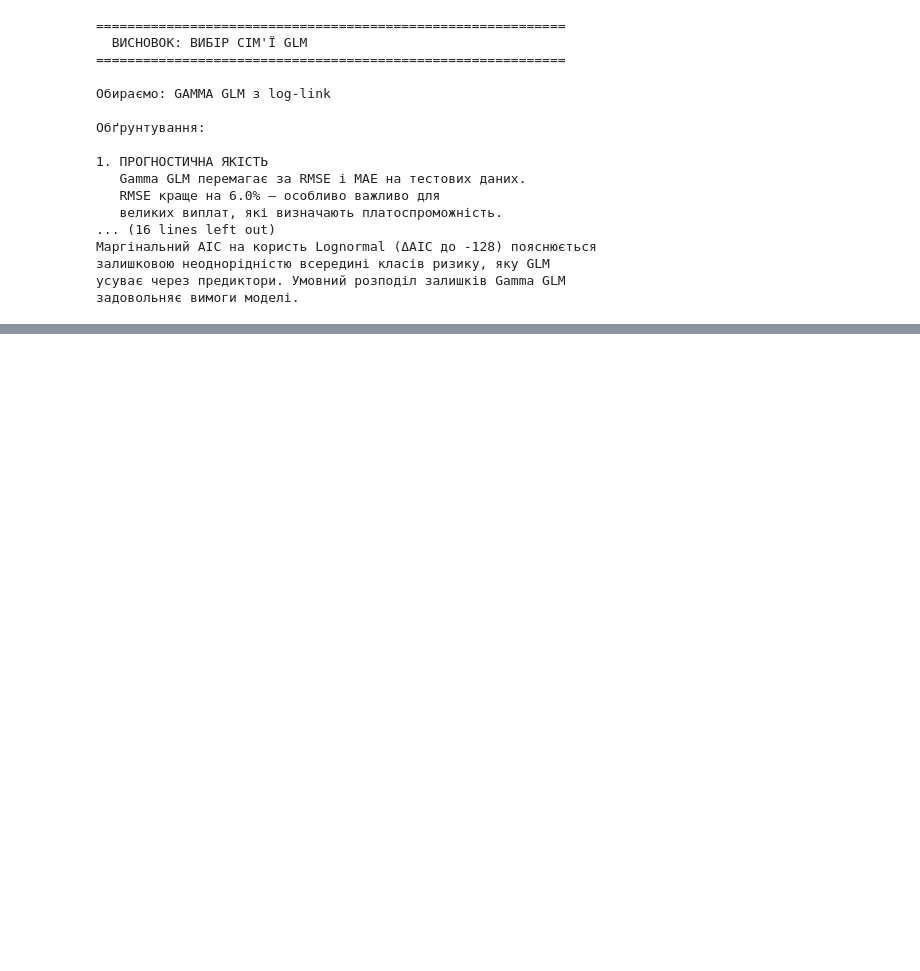
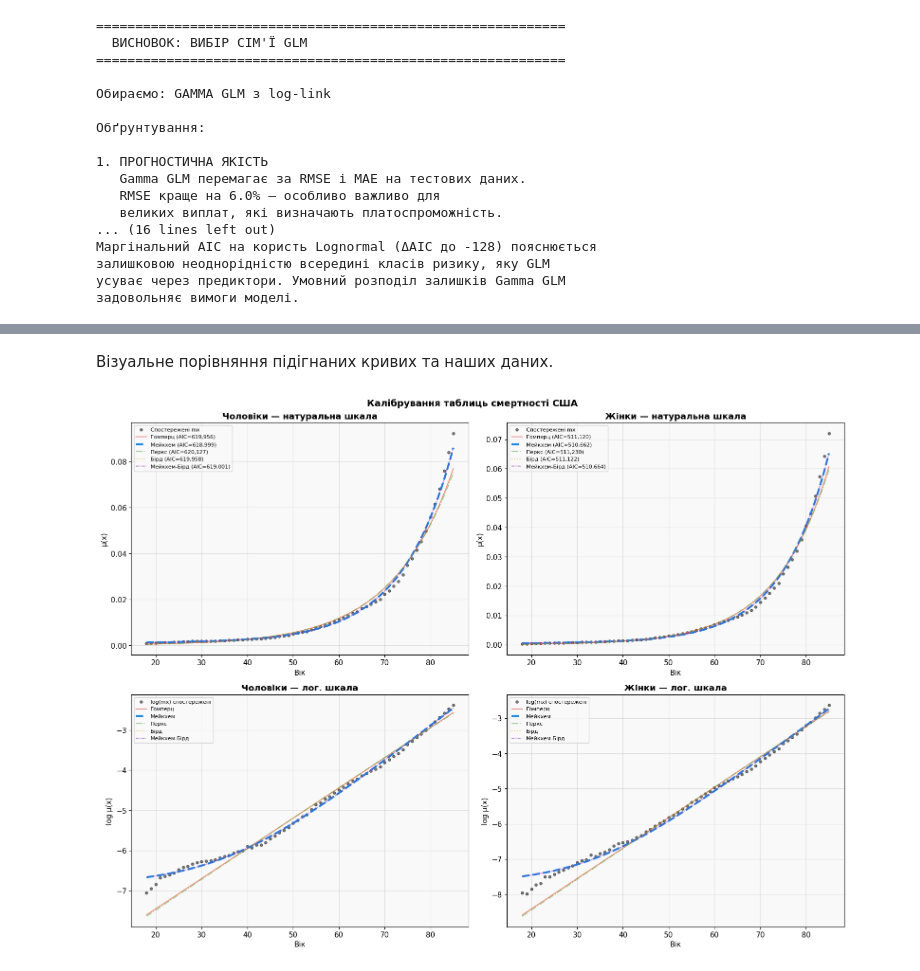
Before and after one commit to Washizuu/Insurance-Charges-Prediction, a Jupyter notebook: CW_new.ipynb, the cells around one changed output, grey strips where cells are left out. Saved outputs shown, nothing was run; the diff lists cells and outputs as text; code cells hidden in the pictures; blank space fills up the shorter version.

Commit message:
EDA + калібрування

```diff
--- a/CW_new.ipynb
+++ b/CW_new.ipynb
@@ -1138,0 +1142,8 @@ print(f"""
+# %%
+plt.rcParams.update({
+    'figure.facecolor': 'white',
+    'axes.facecolor':   '#f9f9f9',
+    'axes.grid':        True,
+    'grid.alpha':       0.35,
+    'font.size':        11,
+})
@@ -1138,0 +1221,7 @@ print(f"""
+# %%
+def neg_log_likelihood(params, mu_func, ages, dx, Ex):
+    mu = mu_func(ages, params)
+    if np.any(mu <= 0) or np.any(np.isnan(mu)) or np.any(np.isinf(mu)):
+        return 1e15
+    ll = np.sum(dx * np.log(mu) - mu * Ex)
+    return -ll if np.isfinite(ll) else 1e15
@@ -1138,0 +1342,54 @@ print(f"""
+# %% [markdown]
+Візуальне порівняння підігнаних кривих та наших даних.
+# %%
+COLORS = {'Гомперц': '#E53935', 'Мейкхем': '#1E88E5',
+          'Перкс': '#43A047', 'Бірд': '#FB8C00',
+          'Мейкхем-Бірд': '#8E24AA'}
+LS     = {'Гомперц': '-', 'Мейкхем': '--', 'Перкс': '-.',
+          'Бірд': ':', 'Мейкхем-Бірд': (0,(3,1,1,1))}
+
+fig, axes = plt.subplots(2, 2, figsize=(16, 12))
+fig.suptitle('Калібрування таблиць смертності США',
+             fontsize=14, fontweight='bold')
+
+datasets = [(data_male, results_m, 'Чоловіки', best_m),
+            (data_female, results_f, 'Жінки', best_f)]
+
+for col, (data, results, slabel, bname) in enumerate(datasets):
+    ages    = data['Age'].values
+    mx_obs  = data['mx_obs'].values
+    ages_sm = np.linspace(ages.min(), ages.max(), 300)
+
+    # Натуральна шкала
+    ax = axes[0, col]
+    ax.scatter(ages, mx_obs, color='black', s=15, alpha=0.5,
+               label='Спостережені mx', zorder=2)
+    for nm, r in results.items():
+        mu_s = r['mu_func'](ages_sm, r['params'])
+        lw = 3.0 if nm == bname else 1.5
+        ax.plot(ages_sm, mu_s, color=COLORS[nm], lw=lw,
+                linestyle=LS[nm], alpha=1 if nm==bname else 0.5,
+                label=f"{nm} (AIC={r['aic']:,.0f})")
+    ax.set_title(f'{slabel} — натуральна шкала', fontweight='bold')
+    ax.set_xlabel('Вік'); ax.set_ylabel('μ(x)')
+    ax.legend(fontsize=8)
+
+    # Логарифмічна шкала
+    ax = axes[1, col]
+    ax.scatter(ages, np.log(mx_obs), color='black', s=15, alpha=0.5,
+               label='log(mx) спостережені', zorder=2)
+    for nm, r in results.items():
+        mu_s = r['mu_func'](ages_sm, r['params'])
+        lw = 3.0 if nm == bname else 1.5
+        ax.plot(ages_sm, np.log(mu_s), color=COLORS[nm], lw=lw,
+                linestyle=LS[nm], alpha=1 if nm==bname else 0.5,
+                label=nm)
+    ax.set_title(f'{slabel} — лог. шкала',
+                 fontweight='bold')
+    ax.set_xlabel('Вік'); ax.set_ylabel('log μ(x)')
+    ax.legend(fontsize=8)
+
+plt.tight_layout()
+plt.show()
+# %% [output]
+[figure, added]
```
Also changed, not shown: parts of 19 cells of this notebook.
